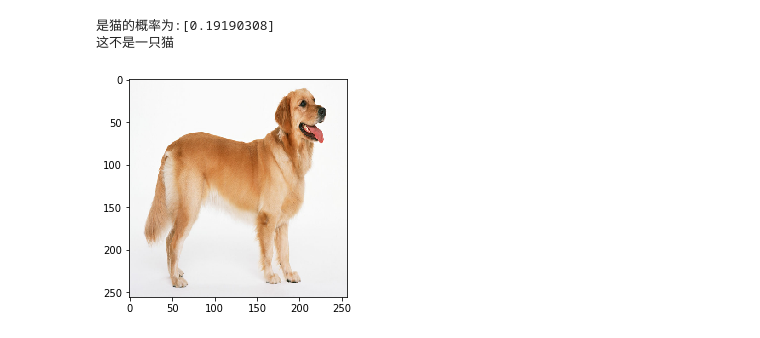
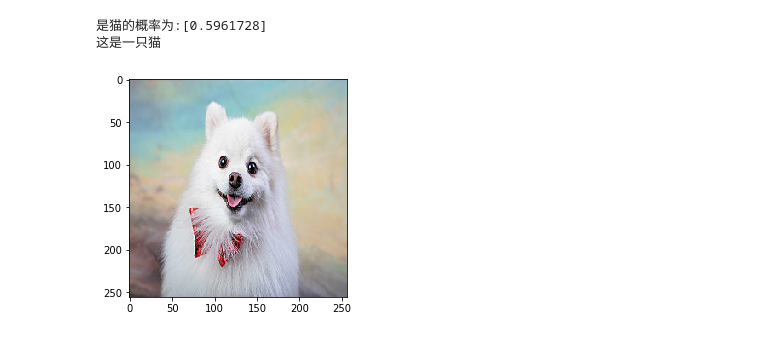
Before and after one commit to StevenZhou5/StudyApplication, a Jupyter notebook: PycharmProjects/tensorflowProject/图片识别模型预测.ipynb, the cells around one changed output. Drawn from its saved outputs; the diff is of its cells as text; code cells hidden in the pictures.

```diff
--- a/PycharmProjects/tensorflowProject/图片识别模型预测.ipynb
+++ b/PycharmProjects/tensorflowProject/图片识别模型预测.ipynb
@@ -63,29 +63,29 @@ _________________________________________________________________
 # %%
 def load_image(imageFilePath):
 #     path = img_conversion_to_jpeg(imageFilePath)
     image = tf.io.read_file(imageFilePath)
     image = tf.image.decode_jpeg(image,channels=3)
     image = tf.image.resize(image,[imageHeight,imageWidth])
     image = tf.cast(image,tf.float32)
     image = image/255
     image = image.numpy()
     image = image.reshape(1,image.shape[0],image.shape[1],image.shape[2])
     return image
 
 #这个路径下面有的图1.jpg,2.png,3.png，4.jpg，5.jpg，6.jpeg，7.png，8.jpg，9.jpeg，10.jpg，11.jpg，12.jpg
 #13.jpg,14.jpg,15.jpg,16.jpg,17.png
-image = load_image('../common/images/14.jpg')
+image = load_image('../common/images/15.jpg')
 plt.imshow(image[0])
 
 # 预测图片是否是猫
 percent = model.predict(image)[0]
 print("是猫的概率为:{}".format(percent))
 isCat = percent>0.5
 if isCat:
     print("这是一只猫")
 else:
     print("这不是一只猫")
 # %% [output]
-是猫的概率为:[0.19190308]
-这不是一只猫
+是猫的概率为:[0.5961728]
+这是一只猫
-[figure, old version]
+[figure, new version]
```
Also changed, not shown: parts of 1 cell of this notebook, 2 other files.
